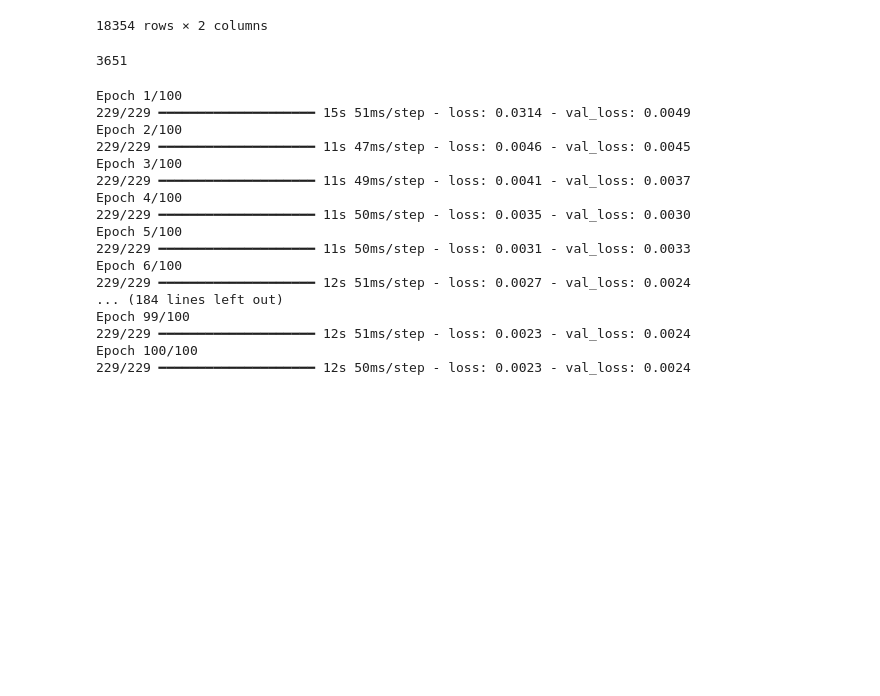
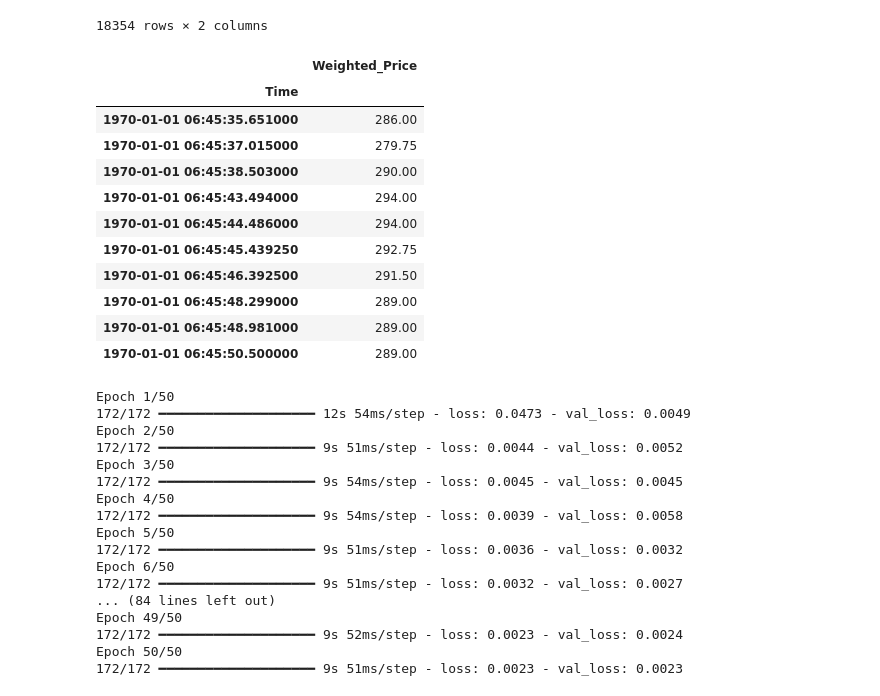
Before and after one commit to UoB-DSMP-2023-24/dsmp-2024-group17, a Jupyter notebook: LSTM1.ipynb, the cells around one changed output. Saved outputs shown, nothing was run; the diff lists cells and outputs as text; code cells hidden in the pictures; blank space fills up the shorter version.

```diff
--- a/LSTM1.ipynb
+++ b/LSTM1.ipynb
@@ -166,7 +180,18 @@ y_train, y_test = y[:split_index], y[split_index:]
-# %%
-len(X_test)
-# %% [output]
-3651
+# %%
+processed_df[14595:14605]
+# %% [output]
+|  | Weighted_Price |
+| Time |  |
+| 1970-01-01 06:45:35.651000 | 286.00 |
+| 1970-01-01 06:45:37.015000 | 279.75 |
+| 1970-01-01 06:45:38.503000 | 290.00 |
+| 1970-01-01 06:45:43.494000 | 294.00 |
+| 1970-01-01 06:45:44.486000 | 294.00 |
+| 1970-01-01 06:45:45.439250 | 292.75 |
+| 1970-01-01 06:45:46.392500 | 291.50 |
+| 1970-01-01 06:45:48.299000 | 289.00 |
+| 1970-01-01 06:45:48.981000 | 289.00 |
+| 1970-01-01 06:45:50.500000 | 289.00 |
 # %%
 model = Sequential()
 model.add(LSTM(units=50, return_sequences=True, input_shape=(X_train.shape[1], 1)))
@@ -175,25 +200,25 @@ model.add(Dense(units=1))
 # %%
 model.compile(optimizer='adam', loss='mean_squared_error')
 # %%
-history = model.fit(X_train, y_train, epochs=100, batch_size=64, validation_data=(X_test, y_test))
+history = model.fit(X_train, y_train, epochs=50, batch_size=64, validation_data=(X_test, y_test))
 # %% [output]
-Epoch 1/100
-229/229 ━━━━━━━━━━━━━━━━━━━━ 15s 51ms/step - loss: 0.0314 - val_loss: 0.0049
-Epoch 2/100
-229/229 ━━━━━━━━━━━━━━━━━━━━ 11s 47ms/step - loss: 0.0046 - val_loss: 0.0045
-Epoch 3/100
-229/229 ━━━━━━━━━━━━━━━━━━━━ 11s 49ms/step - loss: 0.0041 - val_loss: 0.0037
-Epoch 4/100
-229/229 ━━━━━━━━━━━━━━━━━━━━ 11s 50ms/step - loss: 0.0035 - val_loss: 0.0030
-Epoch 5/100
-229/229 ━━━━━━━━━━━━━━━━━━━━ 11s 50ms/step - loss: 0.0031 - val_loss: 0.0033
-Epoch 6/100
-229/229 ━━━━━━━━━━━━━━━━━━━━ 12s 51ms/step - loss: 0.0027 - val_loss: 0.0024
-... (184 lines left out)
-Epoch 99/100
-229/229 ━━━━━━━━━━━━━━━━━━━━ 12s 51ms/step - loss: 0.0023 - val_loss: 0.0024
-Epoch 100/100
-229/229 ━━━━━━━━━━━━━━━━━━━━ 12s 50ms/step - loss: 0.0023 - val_loss: 0.0024
+Epoch 1/50
+172/172 ━━━━━━━━━━━━━━━━━━━━ 12s 54ms/step - loss: 0.0473 - val_loss: 0.0049
+Epoch 2/50
+172/172 ━━━━━━━━━━━━━━━━━━━━ 9s 51ms/step - loss: 0.0044 - val_loss: 0.0052
+Epoch 3/50
+172/172 ━━━━━━━━━━━━━━━━━━━━ 9s 54ms/step - loss: 0.0045 - val_loss: 0.0045
+Epoch 4/50
+172/172 ━━━━━━━━━━━━━━━━━━━━ 9s 54ms/step - loss: 0.0039 - val_loss: 0.0058
+Epoch 5/50
+172/172 ━━━━━━━━━━━━━━━━━━━━ 9s 51ms/step - loss: 0.0036 - val_loss: 0.0032
+Epoch 6/50
+172/172 ━━━━━━━━━━━━━━━━━━━━ 9s 51ms/step - loss: 0.0032 - val_loss: 0.0027
+... (84 lines left out)
+Epoch 49/50
+172/172 ━━━━━━━━━━━━━━━━━━━━ 9s 52ms/step - loss: 0.0023 - val_loss: 0.0024
+Epoch 50/50
+172/172 ━━━━━━━━━━━━━━━━━━━━ 9s 51ms/step - loss: 0.0023 - val_loss: 0.0023
 # %%
 # Plot training and validation loss
 plt.plot(history.history['loss'], label='Training Loss')  # Add label for training loss plot
```
Also changed, not shown: parts of 14 cells of this notebook.
